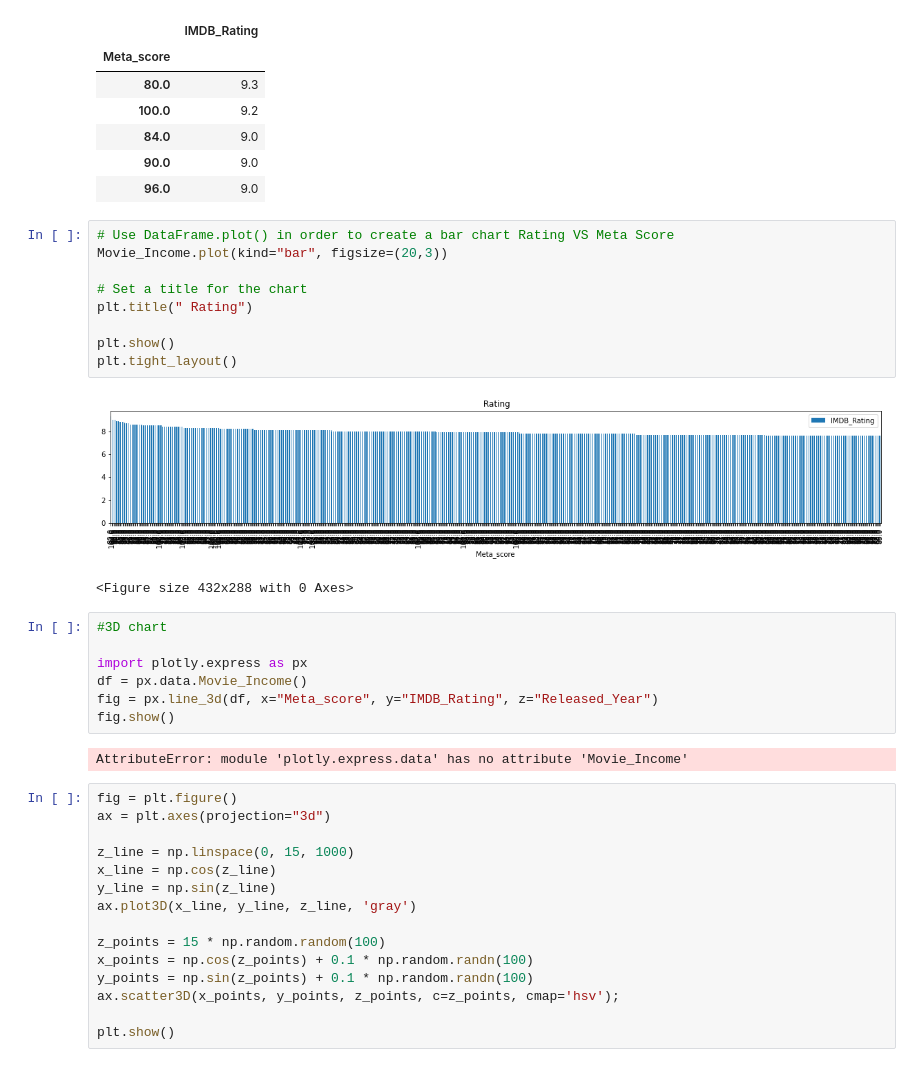
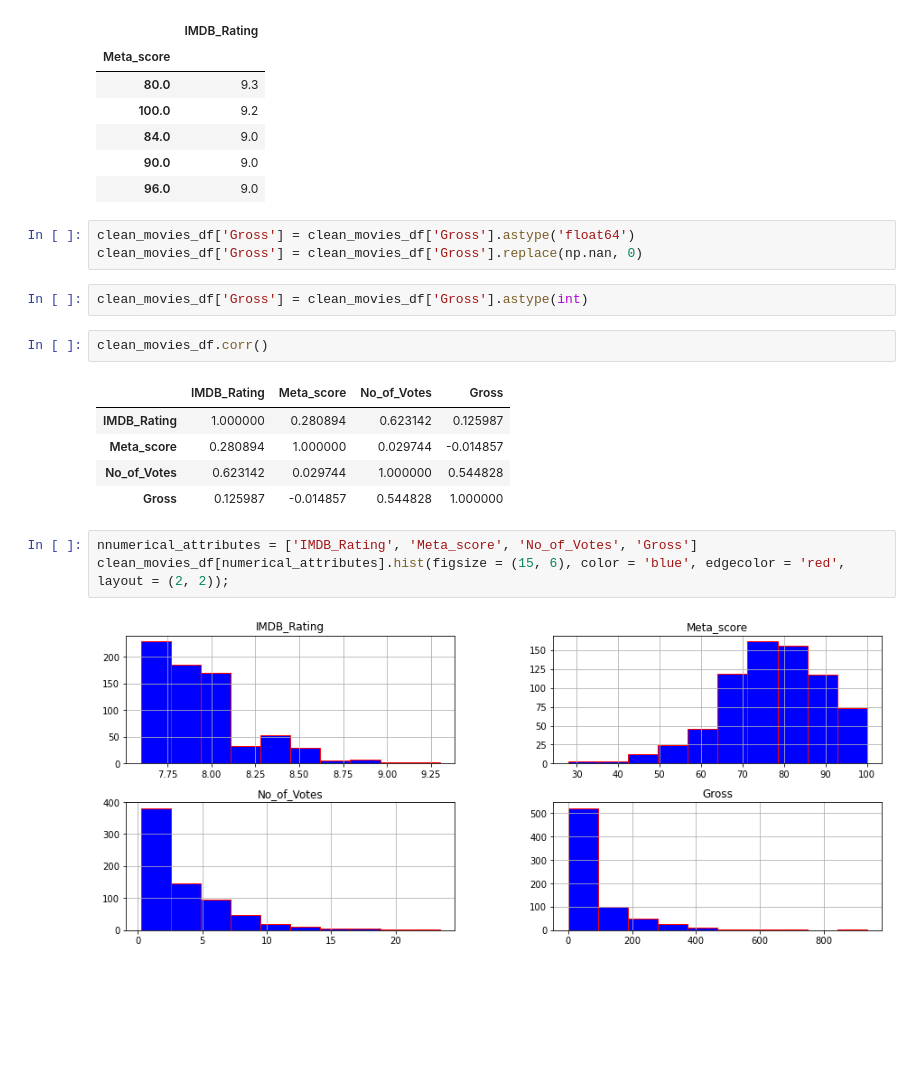
Before and after one commit to saaallyahmed/Mango5, a Jupyter notebook: SA-Top 1000 Movie Analysis.ipynb, the cells around one changed output. Saved outputs shown, nothing was run; the diff lists cells and outputs as text; blank space fills up the shorter version.

```diff
--- a/SA-Top 1000 Movie Analysis.ipynb
+++ b/SA-Top 1000 Movie Analysis.ipynb
@@ -178,39 +179,21 @@ Movie_Income.head()
 | 84.0 | 9.0 |
 | 90.0 | 9.0 |
 | 96.0 | 9.0 |
+# %%
+clean_movies_df['Gross'] = clean_movies_df['Gross'].astype('float64')
+clean_movies_df['Gross'] = clean_movies_df['Gross'].replace(np.nan, 0)
 # %%
-# Use DataFrame.plot() in order to create a bar chart Rating VS Meta Score
-Movie_Income.plot(kind="bar", figsize=(20,3))
-
-# Set a title for the chart
-plt.title(" Rating")
-
-plt.show()
-plt.tight_layout()
+clean_movies_df['Gross'] = clean_movies_df['Gross'].astype(int)
-# %% [output]
-[figure, removed]
-<Figure size 432x288 with 0 Axes>
 # %%
-#3D chart
-
-import plotly.express as px
-df = px.data.Movie_Income()
-fig = px.line_3d(df, x="Meta_score", y="IMDB_Rating", z="Released_Year")
-fig.show()
+clean_movies_df.corr()
 # %% [output]
-AttributeError: module 'plotly.express.data' has no attribute 'Movie_Income'
+|  | IMDB_Rating | Meta_score | No_of_Votes | Gross |
+| IMDB_Rating | 1.000000 | 0.280894 | 0.623142 | 0.125987 |
+| Meta_score | 0.280894 | 1.000000 | 0.029744 | -0.014857 |
+| No_of_Votes | 0.623142 | 0.029744 | 1.000000 | 0.544828 |
+| Gross | 0.125987 | -0.014857 | 0.544828 | 1.000000 |
 # %%
-fig = plt.figure()
-ax = plt.axes(projection="3d")
-
-z_line = np.linspace(0, 15, 1000)
-x_line = np.cos(z_line)
-y_line = np.sin(z_line)
-ax.plot3D(x_line, y_line, z_line, 'gray')
-
-z_points = 15 * np.random.random(100)
-x_points = np.cos(z_points) + 0.1 * np.random.randn(100)
-y_points = np.sin(z_points) + 0.1 * np.random.randn(100)
-ax.scatter3D(x_points, y_points, z_points, c=z_points, cmap='hsv');
-
-plt.show()
+nnumerical_attributes = ['IMDB_Rating', 'Meta_score', 'No_of_Votes', 'Gross']
+clean_movies_df[numerical_attributes].hist(figsize = (15, 6), color = 'blue', edgecolor = 'red', layout = (2, 2));
+# %% [output]
+[figure, added]
```
Also changed, not shown: parts of 16 cells of this notebook.
